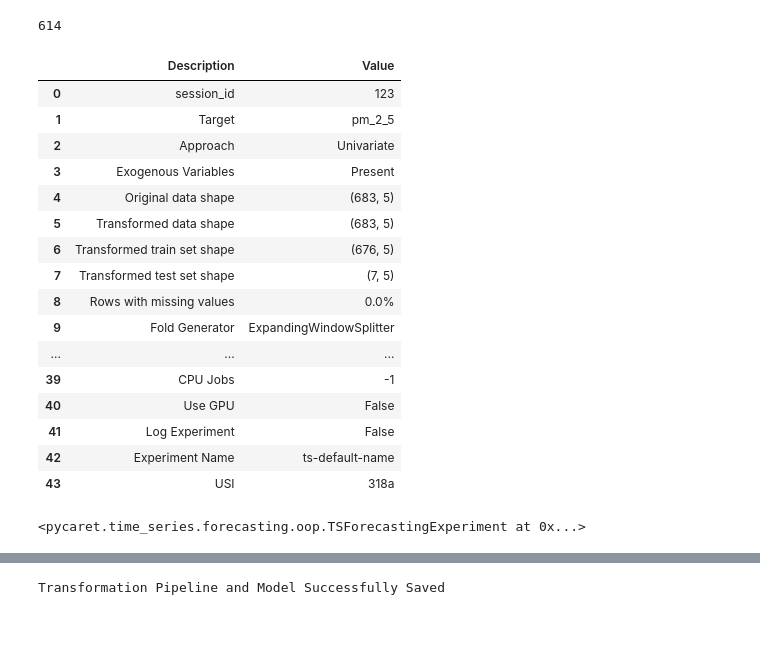
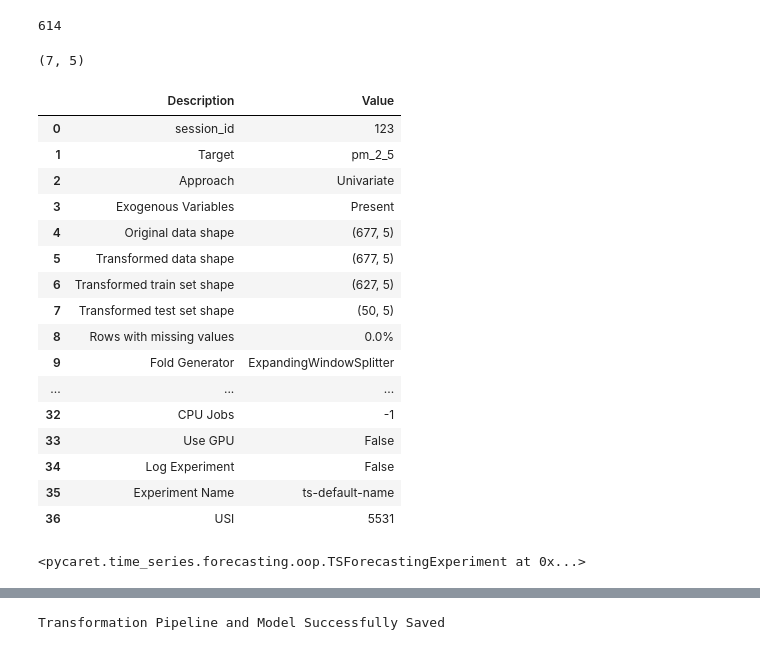
Before and after one commit to KIM2548TH/termproject1-2_cleandata, a Jupyter notebook: test_kim.ipynb, the cells around one changed output, grey strips where cells are left out. Saved outputs shown, nothing was run; the diff lists cells and outputs as text; code cells hidden in the pictures.

Commit message:
test models 1

```diff
--- a/test_kim.ipynb
+++ b/test_kim.ipynb
@@ -168,31 +168,32 @@ print(train_size)
 # %%
 target = 'pm_2_5'
 trian_size = int(len(df) * 0.93)
-train_df = df.iloc[:]
-test_df = df.iloc[train_size:]
+train_df = df.iloc[:-6]
+test_df = df.iloc[-7:]
+print(test_df.shape)
+# เรียก setup() พร้อมกับการเติมค่า NaN ใน exogenous variables
 
-# เรียก setup() พร้อมกับการเติมค่า NaN ใน exogenous variables
-setup(train_df, target=target, fh=7, session_id=123, fold_strategy='rolling', fold=5,
-      numeric_imputation_exogenous='mean', seasonal_period=12)  # เติมค่า NaN ด้วยค่าเฉลี่ย
+setup(train_df, target=target, fh=50, session_id=123, fold_strategy='expanding')  # เติมค่า NaN ด้วยค่าเฉลี่ย
 
 # เปรียบเทียบโมเดล
 # best_model = compare_models()
 # %% [output]
+(7, 5)
 |  | Description | Value |
 | 0 | session_id | 123 |
 | 1 | Target | pm_2_5 |
 | 2 | Approach | Univariate |
 | 3 | Exogenous Variables | Present |
-| 4 | Original data shape | (683, 5) |
-| 5 | Transformed data shape | (683, 5) |
-| 6 | Transformed train set shape | (676, 5) |
-| 7 | Transformed test set shape | (7, 5) |
+| 4 | Original data shape | (677, 5) |
+| 5 | Transformed data shape | (677, 5) |
+| 6 | Transformed train set shape | (627, 5) |
+| 7 | Transformed test set shape | (50, 5) |
 | 8 | Rows with missing values | 0.0% |
 | 9 | Fold Generator | ExpandingWindowSplitter |
 | ... | ... | ... |
-| 39 | CPU Jobs | -1 |
-| 40 | Use GPU | False |
-| 41 | Log Experiment | False |
-| 42 | Experiment Name | ts-default-name |
-| 43 | USI | 318a |
+| 32 | CPU Jobs | -1 |
+| 33 | Use GPU | False |
+| 34 | Log Experiment | False |
+| 35 | Experiment Name | ts-default-name |
+| 36 | USI | 5531 |
-<pycaret.time_series.forecasting.oop.TSForecastingExperiment at 0x...>
+<pycaret.time_series.forecasting.oop.TSForecastingExperiment at 0x...>
```
Also changed, not shown: parts of 4 cells of this notebook, 1 other file.
